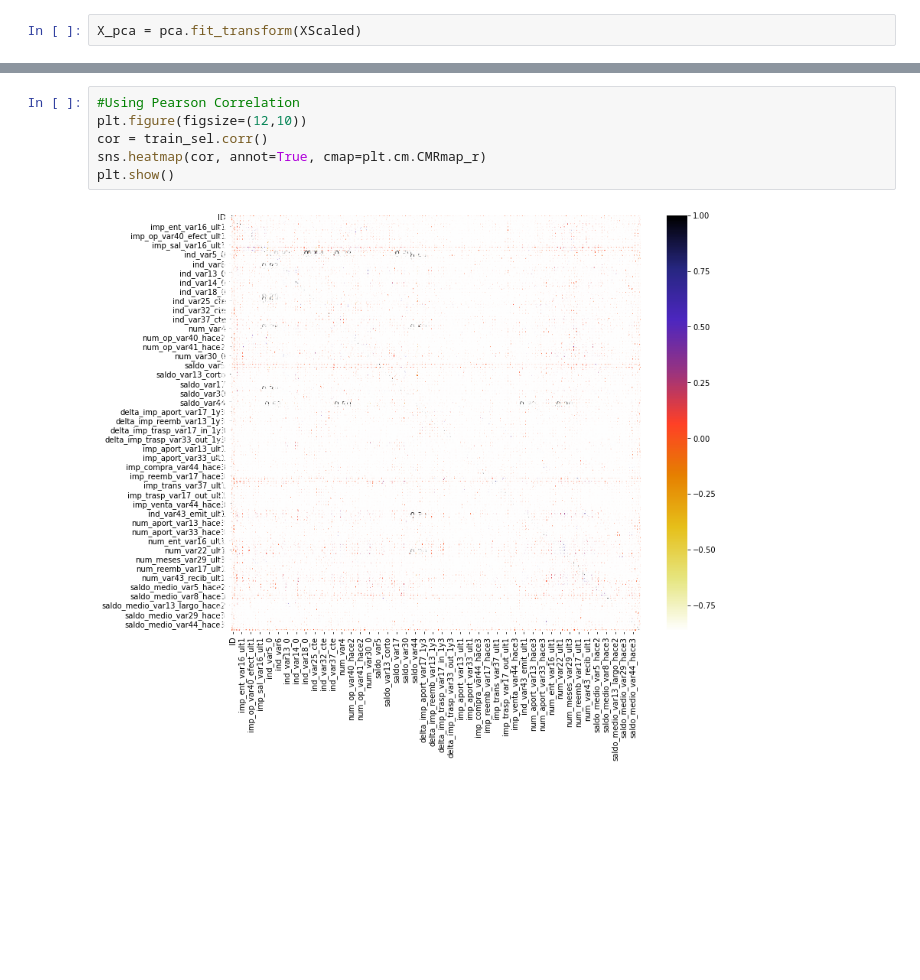
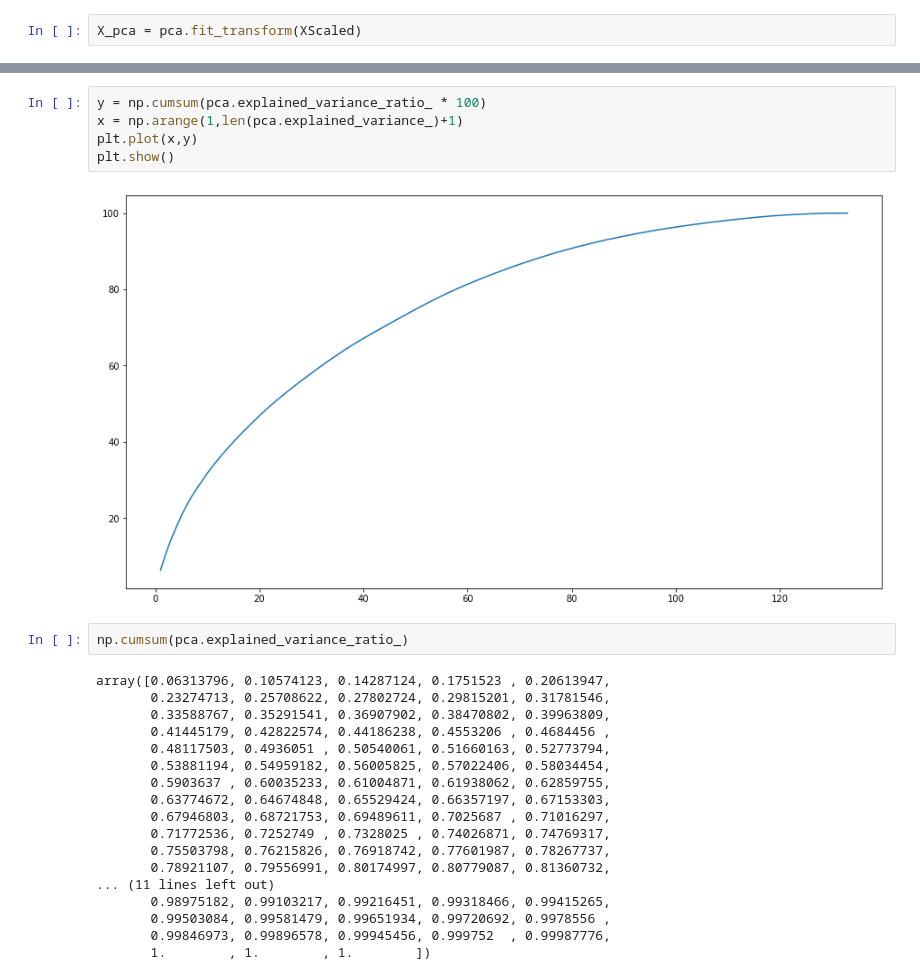
Before and after one commit to eduardobaratela/Data-Master, a Jupyter notebook: Untitled.ipynb, the cells around one changed output, grey strips where cells are left out. Saved outputs shown, nothing was run; the diff lists cells and outputs as text; blank space fills up the shorter version.

```diff
--- a/Untitled.ipynb
+++ b/Untitled.ipynb
@@ -222,8 +260,27 @@ plt.show()
-# %%
-#Using Pearson Correlation
-plt.figure(figsize=(12,10))
-cor = train_sel.corr()
-sns.heatmap(cor, annot=True, cmap=plt.cm.CMRmap_r)
-plt.show()
-# %% [output]
-[figure, removed]
+# %%
+y = np.cumsum(pca.explained_variance_ratio_ * 100)
+x = np.arange(1,len(pca.explained_variance_)+1)
+plt.plot(x,y)
+plt.show()
+# %% [output]
+[figure, added]
+# %%
+np.cumsum(pca.explained_variance_ratio_)
+# %% [output]
+array([0.06313796, 0.10574123, 0.14287124, 0.1751523 , 0.20613947,
+       0.23274713, 0.25708622, 0.27802724, 0.29815201, 0.31781546,
+       0.33588767, 0.35291541, 0.36907902, 0.38470802, 0.39963809,
+       0.41445179, 0.42822574, 0.44186238, 0.4553206 , 0.4684456 ,
+       0.48117503, 0.4936051 , 0.50540061, 0.51660163, 0.52773794,
+       0.53881194, 0.54959182, 0.56005825, 0.57022406, 0.58034454,
+       0.5903637 , 0.60035233, 0.61004871, 0.61938062, 0.62859755,
+       0.63774672, 0.64674848, 0.65529424, 0.66357197, 0.67153303,
+       0.67946803, 0.68721753, 0.69489611, 0.7025687 , 0.71016297,
+       0.71772536, 0.7252749 , 0.7328025 , 0.74026871, 0.74769317,
+       0.75503798, 0.76215826, 0.76918742, 0.77601987, 0.78267737,
+       0.78921107, 0.79556991, 0.80174997, 0.80779087, 0.81360732,
+... (11 lines left out)
+       0.98975182, 0.99103217, 0.99216451, 0.99318466, 0.99415265,
+       0.99503084, 0.99581479, 0.99651934, 0.99720692, 0.9978556 ,
+       0.99846973, 0.99896578, 0.99945456, 0.999752  , 0.99987776,
+       1.        , 1.        , 1.        ])
```
Also changed, not shown: parts of 14 cells of this notebook.
